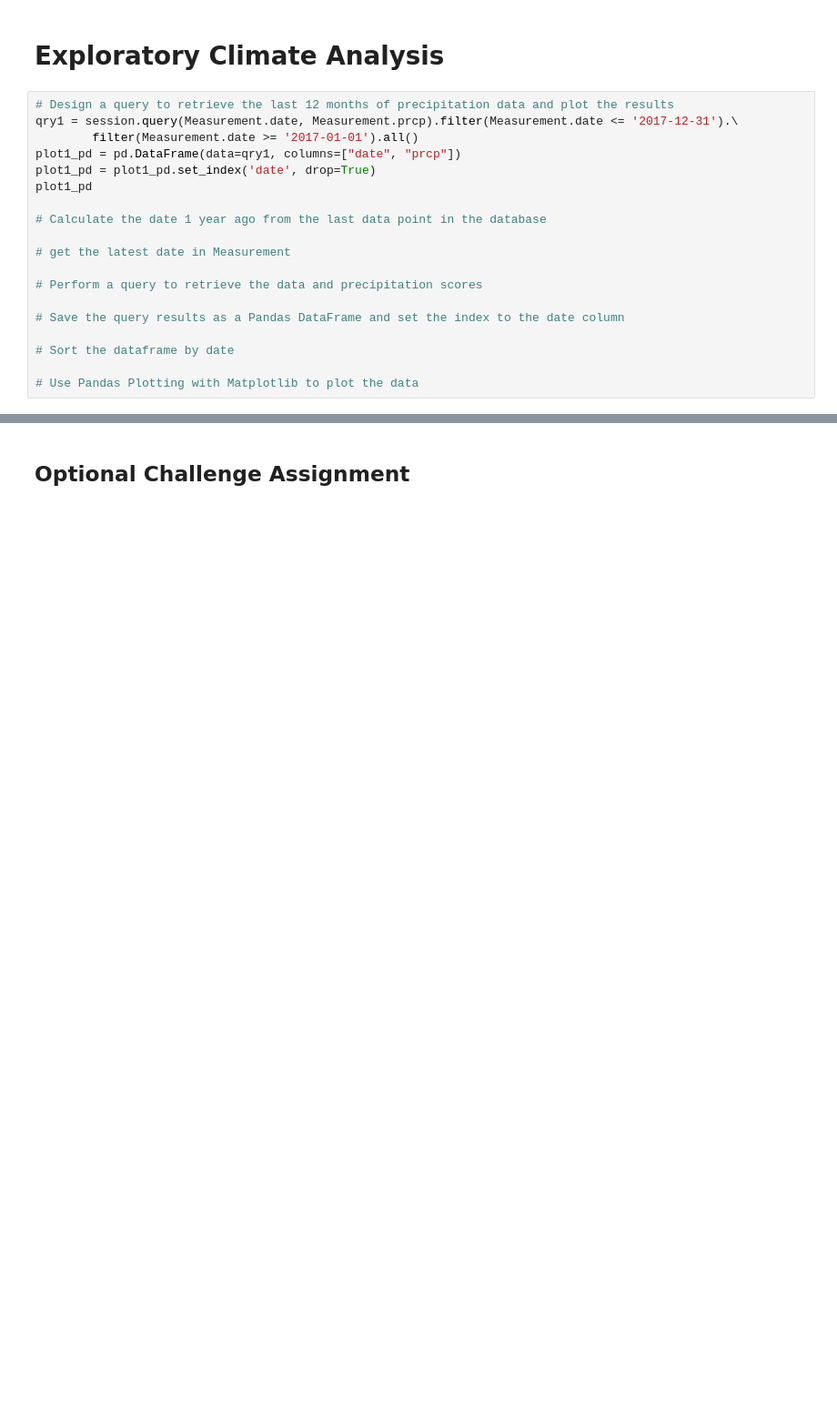
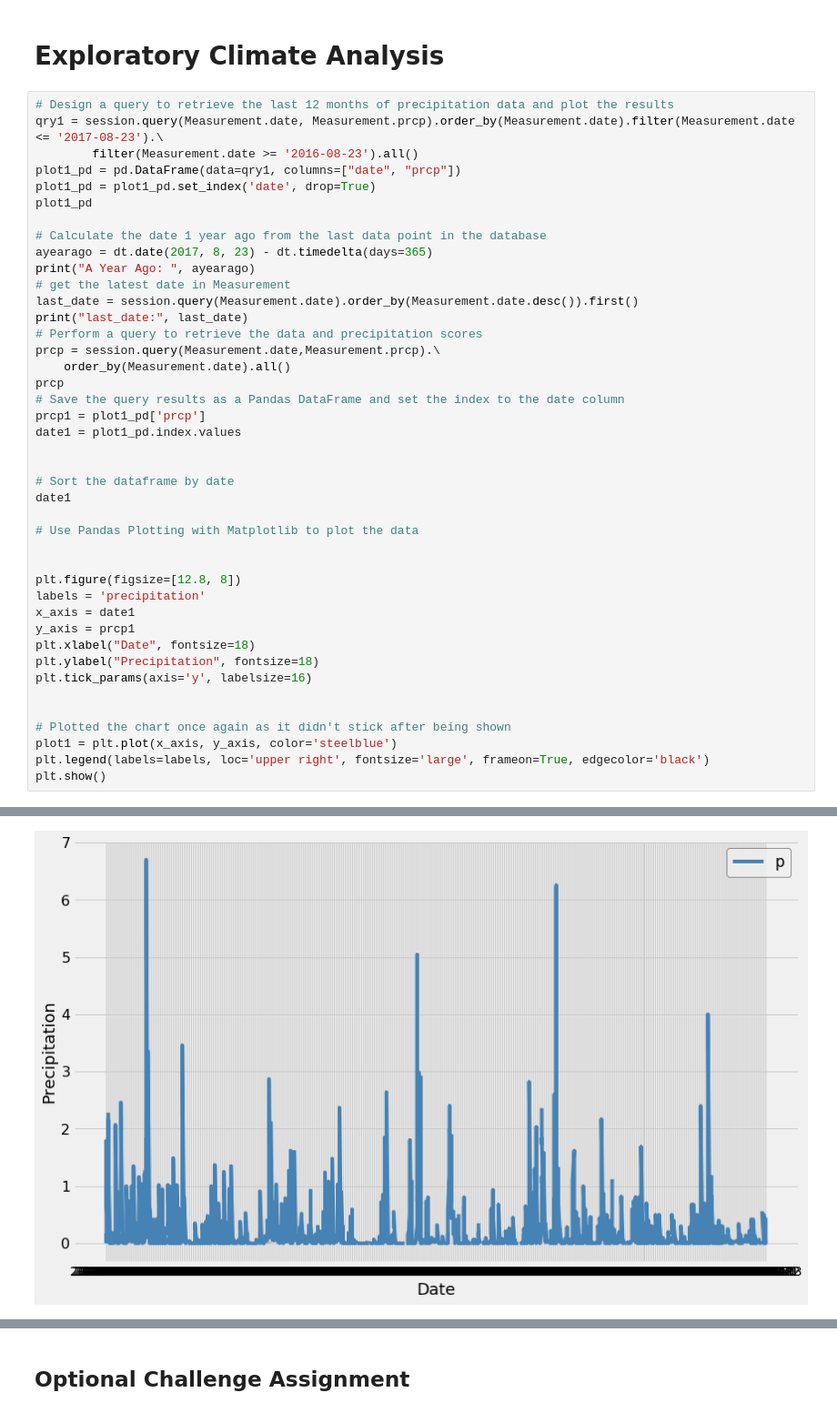
Before and after one commit to thphan12/HW-10, a Jupyter notebook: HW10.ipynb, the cells around one changed output, grey strips where cells are left out. Shown at 91% size. Saved outputs shown, nothing was run; the diff lists cells and outputs as text; blank space fills up the shorter version.

```diff
--- a/HW10.ipynb
+++ b/HW10.ipynb
@@ -44,21 +42,44 @@ session = Session(engine)
 # Exploratory Climate Analysis
 # %%
 # Design a query to retrieve the last 12 months of precipitation data and plot the results
-qry1 = session.query(Measurement.date, Measurement.prcp).filter(Measurement.date <= '2017-12-31').\
-        filter(Measurement.date >= '2017-01-01').all()
+qry1 = session.query(Measurement.date, Measurement.prcp).order_by(Measurement.date).filter(Measurement.date <= '2017-08-23').\
+        filter(Measurement.date >= '2016-08-23').all()
 plot1_pd = pd.DataFrame(data=qry1, columns=["date", "prcp"])
 plot1_pd = plot1_pd.set_index('date', drop=True)
 plot1_pd
 
 # Calculate the date 1 year ago from the last data point in the database
+ayearago = dt.date(2017, 8, 23) - dt.timedelta(days=365)
+print("A Year Ago: ", ayearago)
+# get the latest date in Measurement
+last_date = session.query(Measurement.date).order_by(Measurement.date.desc()).first()
+print("last_date:", last_date)
+# Perform a query to retrieve the data and precipitation scores
+prcp = session.query(Measurement.date,Measurement.prcp).\
+    order_by(Measurement.date).all()
+prcp
+# Save the query results as a Pandas DataFrame and set the index to the date column
+prcp1 = plot1_pd['prcp']
+date1 = plot1_pd.index.values
 
-# get the latest date in Measurement
-
-# Perform a query to retrieve the data and precipitation scores
-
-# Save the query results as a Pandas DataFrame and set the index to the date column
 
 # Sort the dataframe by date
+date1
 
 # Use Pandas Plotting with Matplotlib to plot the data
+
+
+plt.figure(figsize=[12.8, 8])
+labels = 'precipitation'
+x_axis = date1
+y_axis = prcp1
+plt.xlabel("Date", fontsize=18)
+plt.ylabel("Precipitation", fontsize=18)
+plt.tick_params(axis='y', labelsize=16)
+
+
+# Plotted the chart once again as it didn't stick after being shown
+plot1 = plt.plot(x_axis, y_axis, color='steelblue')
+plt.legend(labels=labels, loc='upper right', fontsize='large', frameon=True, edgecolor='black')
+plt.show()
 # %% [output]
@@ -66,3 +88,4 @@ SyntaxError: invalid syntax (<ipython-input-36-b4b3d56b5a66>, line 19)
+[figure, added]
 # %% [markdown]
 ![precipitation](Images/precipitation.png)
 # %%
```
Also changed, not shown: parts of 13 cells of this notebook.
